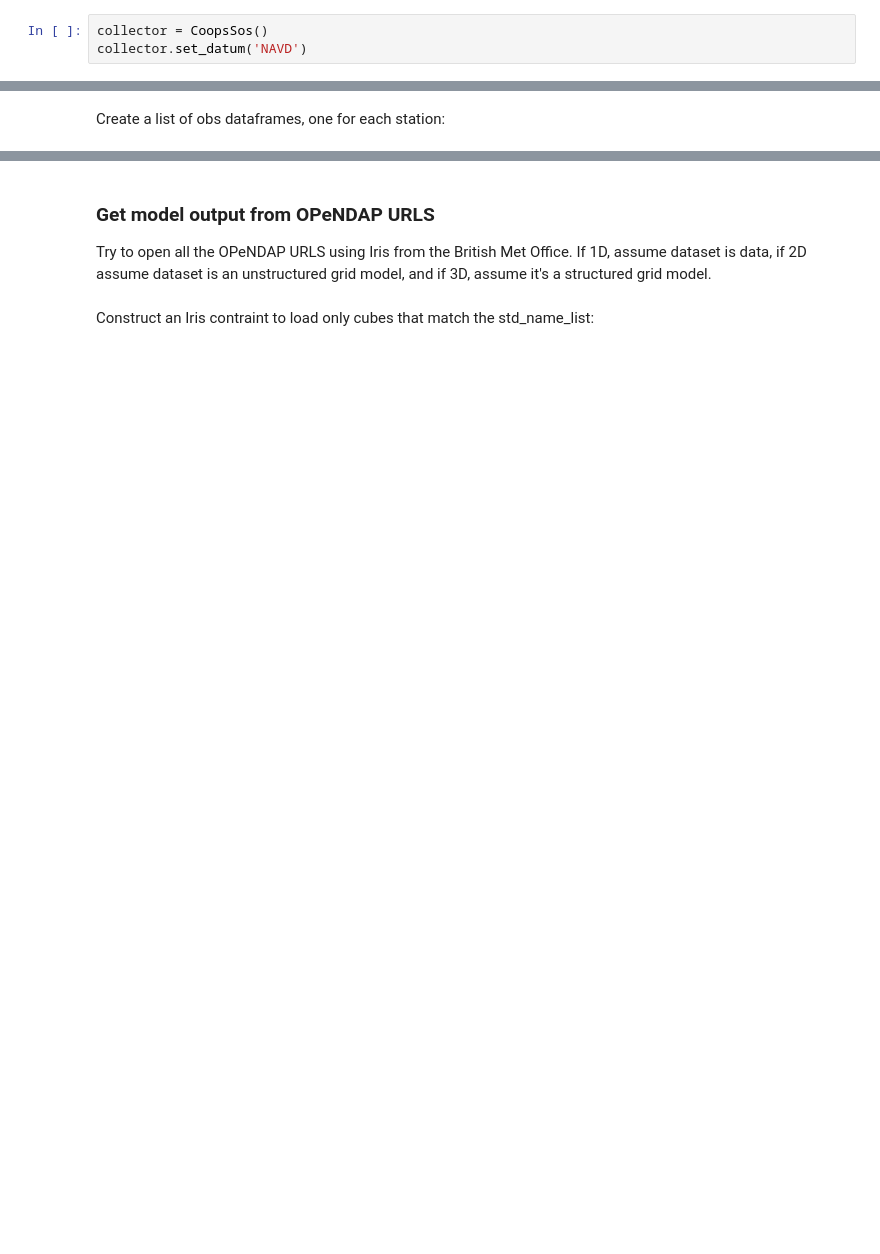
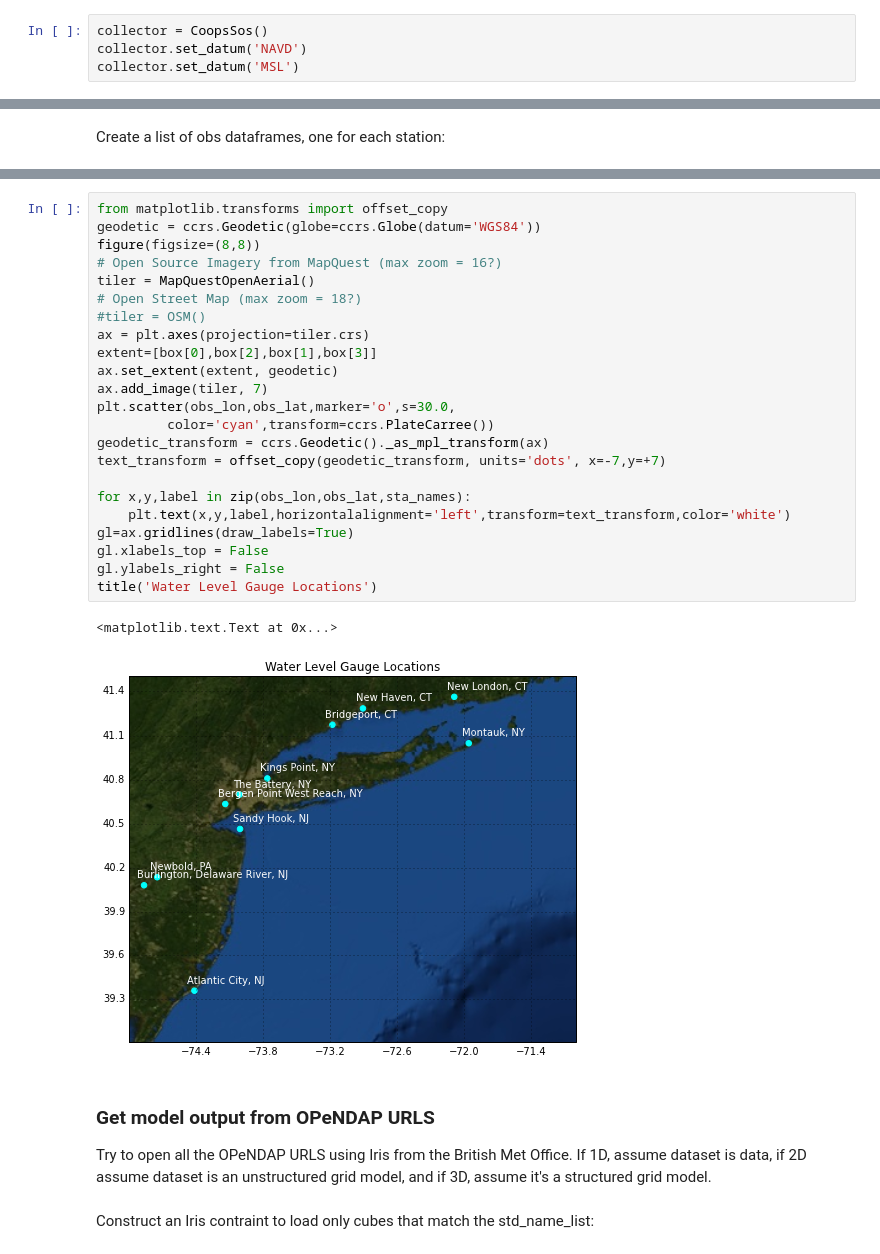
Before and after one commit to colinsongf/notebook, a Jupyter notebook: CSW/IOOS_inundation.ipynb, the cells around one changed output, grey strips where cells are left out. Cells and saved outputs as stored; diff of their text form; blank space fills up the shorter version.

```diff
--- a/CSW/IOOS_inundation.ipynb
+++ b/CSW/IOOS_inundation.ipynb
@@ -255,6 +256,7 @@ def ind2ij(a,index):
 # %%
 collector = CoopsSos()
 collector.set_datum('NAVD')
+collector.set_datum('MSL')
 # %%
 collector.server.identification.title
 # %% [output]
@@ -387,3 +389,29 @@ Cambridge, MD
+# %%
+from matplotlib.transforms import offset_copy
+geodetic = ccrs.Geodetic(globe=ccrs.Globe(datum='WGS84'))
+figure(figsize=(8,8))
+# Open Source Imagery from MapQuest (max zoom = 16?)
+tiler = MapQuestOpenAerial()
+# Open Street Map (max zoom = 18?)
+#tiler = OSM()
+ax = plt.axes(projection=tiler.crs)
+extent=[box[0],box[2],box[1],box[3]]
+ax.set_extent(extent, geodetic)
+ax.add_image(tiler, 7)
+plt.scatter(obs_lon,obs_lat,marker='o',s=30.0,
+         color='cyan',transform=ccrs.PlateCarree())
+geodetic_transform = ccrs.Geodetic()._as_mpl_transform(ax)
+text_transform = offset_copy(geodetic_transform, units='dots', x=-7,y=+7)
+
+for x,y,label in zip(obs_lon,obs_lat,sta_names):
+    plt.text(x,y,label,horizontalalignment='left',transform=text_transform,color='white')
+gl=ax.gridlines(draw_labels=True)
+gl.xlabels_top = False
+gl.ylabels_right = False
+title('Water Level Gauge Locations')
+# %% [output]
+<matplotlib.text.Text at 0x...>
+[figure, added]
 # %% [markdown]
 ### Get model output from OPeNDAP URLS
 Try to open all the OPeNDAP URLS using Iris from the British Met Office.  If 1D, assume dataset is data, if 2D assume dataset is an unstructured grid model, and if 3D, assume it's a structured grid model.
```
Also changed, not shown: parts of 30 cells of this notebook, 4 other files.
